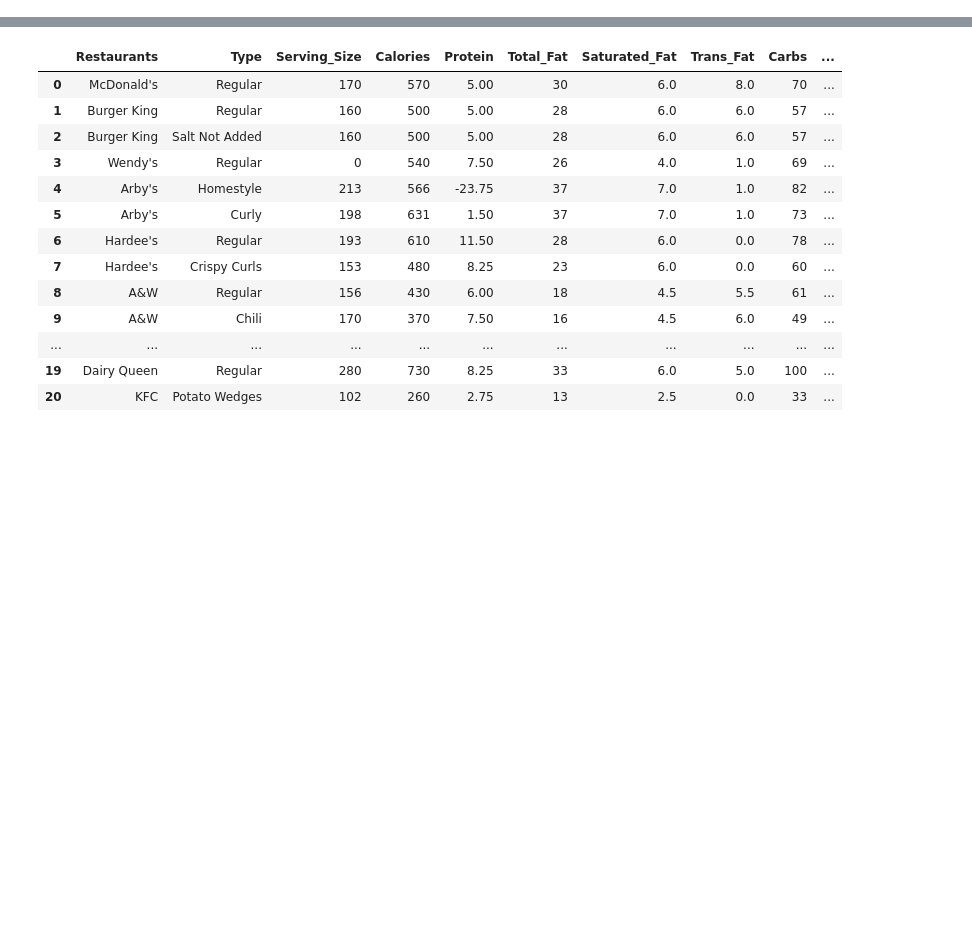
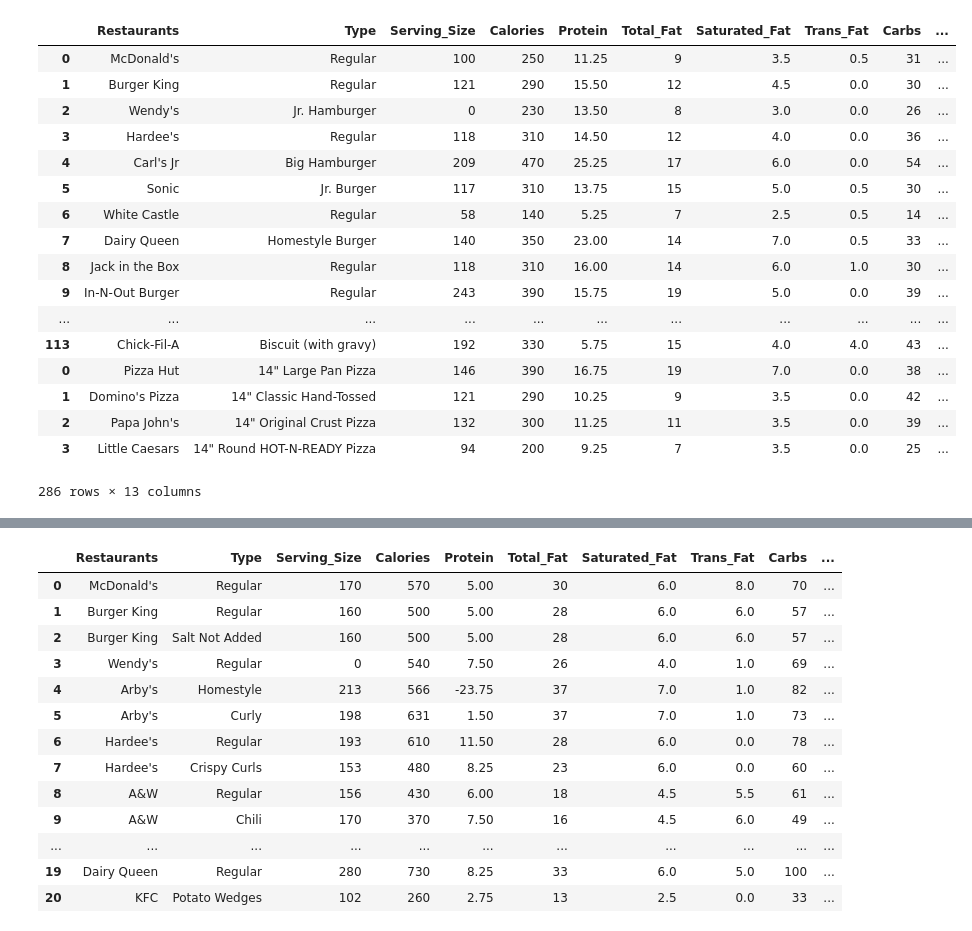
Before and after one commit to mauricecox/Final-Project, a Jupyter notebook: Final Project.ipynb, the cells around one changed output, grey strips where cells are left out. Saved outputs shown, nothing was run; the diff lists cells and outputs as text; code cells hidden in the pictures; blank space fills up the shorter version.

```diff
--- a/Final Project.ipynb
+++ b/Final Project.ipynb
@@ -186,30 +194,22 @@ Onion_Rings = easy_dataframe(parse_onions(TABLES_DATA[5]), ONION_CATEGORIES)
 # %%
-#CarbsCal = Fries['Carbs'] * 4
-#FatCal = Fries['Total_Fat'] * 9
-
-#figuring out protien calories
-#TotalKnownCal = CarbsCal + FatCal
-#ProteinCal = Fries['Calories'] - TotalKnownCal
-
-#converting protien to gram
-#Protein = ProteinCal / 4
-
-#adding ratios
-#CarbsRatio = CarbsCal / Fries['Calories']
-#FatRatio = FatCal / Fries['Calories']
-#ProteinRatio = ProteinCal / Fries['Calories']
-
 def extra_columns(table):
+    #Calorie conversion
     CarbsCal = table['Carbs'] * 4
     FatCal = table['Total_Fat'] * 9
+
+    #finding protein
     TotalKnownCal = CarbsCal + FatCal
     ProteinCal = table['Calories'] - TotalKnownCal
     Protein = ProteinCal / 4
-    CarbsRatio = CarbsCal / table['Calories']
-    FatRatio = FatCal / table['Calories']
-    ProteinRatio = ProteinCal / table['Calories']
+
+    #adding ratio in percentage
+    CarbsRatio = (CarbsCal / table['Calories'])* 100
+    FatRatio = (FatCal / table['Calories'])* 100
+    ProteinRatio = (ProteinCal / table['Calories']) * 100
+
+    #inserting rows
     table.insert(4,'Protein', Protein)
-    table['Carb_Ratio'] = CarbsRatio * 100
-    table['Fat_Ratio'] = FatRatio * 100
-    table['Protein_Ratio'] = ProteinRatio * 100
+    table['Carb_Ratio'] = CarbsRatio
+    table['Fat_Ratio'] = FatRatio
+    table['Protein_Ratio'] = ProteinRatio
     return table
@@ -226,0 +274,22 @@ Pizza_Large14 = extra_columns(Pizza_Large14)
+# %%
+df = pd.concat([Hamburgers, Sandwiches_Hamburger, Chicken_Pieces, Chicken_Sandwiches, Bkfst_Sandwiches, Pizza_Large14])
+df
+# %% [output]
+|  | Restaurants | Type | Serving_Size | Calories | Protein | Total_Fat | Saturated_Fat | Trans_Fat | Carbs | ... |
+| 0 | McDonald's | Regular | 100 | 250 | 11.25 | 9 | 3.5 | 0.5 | 31 | ... |
+| 1 | Burger King | Regular | 121 | 290 | 15.50 | 12 | 4.5 | 0.0 | 30 | ... |
+| 2 | Wendy's | Jr. Hamburger | 0 | 230 | 13.50 | 8 | 3.0 | 0.0 | 26 | ... |
+| 3 | Hardee's | Regular | 118 | 310 | 14.50 | 12 | 4.0 | 0.0 | 36 | ... |
+| 4 | Carl's Jr | Big Hamburger | 209 | 470 | 25.25 | 17 | 6.0 | 0.0 | 54 | ... |
+| 5 | Sonic | Jr. Burger | 117 | 310 | 13.75 | 15 | 5.0 | 0.5 | 30 | ... |
+| 6 | White Castle | Regular | 58 | 140 | 5.25 | 7 | 2.5 | 0.5 | 14 | ... |
+| 7 | Dairy Queen | Homestyle Burger | 140 | 350 | 23.00 | 14 | 7.0 | 0.5 | 33 | ... |
+| 8 | Jack in the Box | Regular | 118 | 310 | 16.00 | 14 | 6.0 | 1.0 | 30 | ... |
+| 9 | In-N-Out Burger | Regular | 243 | 390 | 15.75 | 19 | 5.0 | 0.0 | 39 | ... |
+| ... | ... | ... | ... | ... | ... | ... | ... | ... | ... | ... |
+| 113 | Chick-Fil-A | Biscuit (with gravy) | 192 | 330 | 5.75 | 15 | 4.0 | 4.0 | 43 | ... |
+| 0 | Pizza Hut | 14" Large Pan Pizza | 146 | 390 | 16.75 | 19 | 7.0 | 0.0 | 38 | ... |
+| 1 | Domino's Pizza | 14" Classic Hand-Tossed | 121 | 290 | 10.25 | 9 | 3.5 | 0.0 | 42 | ... |
+| 2 | Papa John's | 14" Original Crust Pizza | 132 | 300 | 11.25 | 11 | 3.5 | 0.0 | 39 | ... |
+| 3 | Little Caesars | 14" Round HOT-N-READY Pizza | 94 | 200 | 9.25 | 7 | 3.5 | 0.0 | 25 | ... |
+286 rows × 13 columns
```
Also changed, not shown: parts of 18 cells of this notebook.
